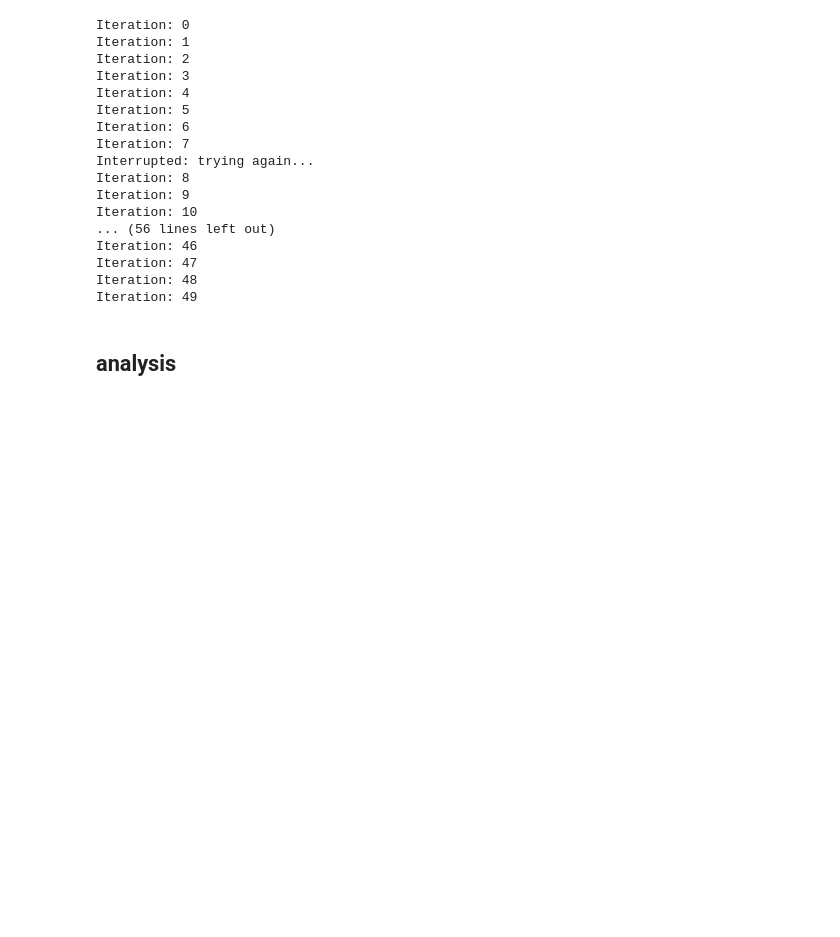
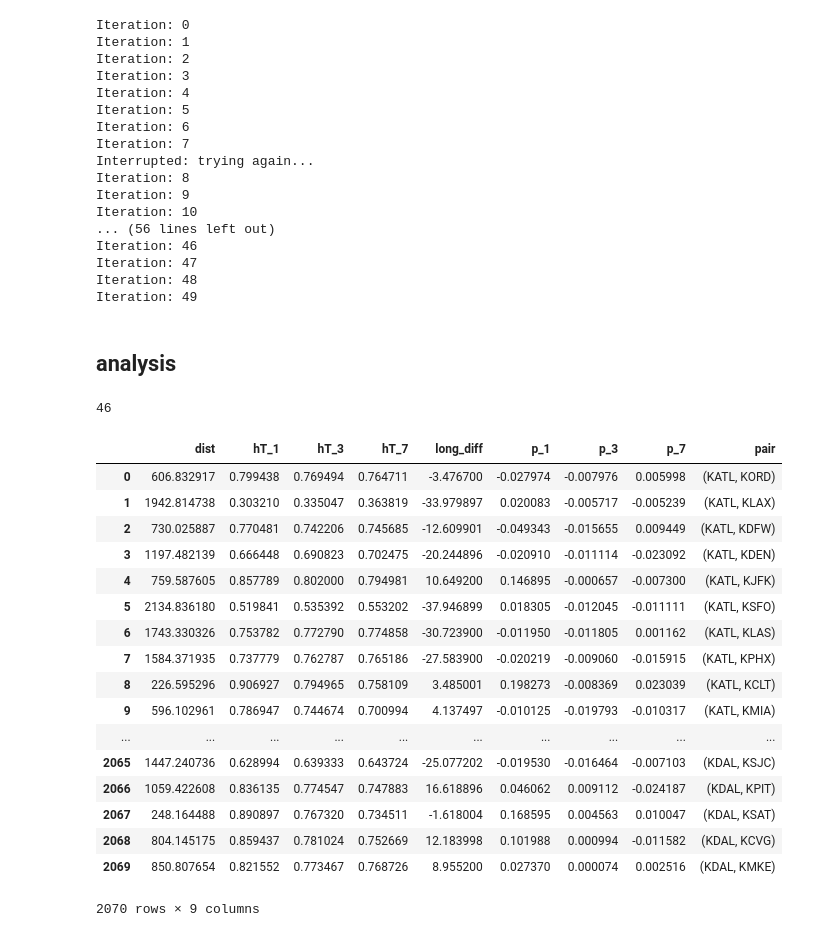
Before and after one commit to benstahl92/python-ay250-homeworks, a Jupyter notebook: hw_5/hw_5.ipynb, the cells around one changed output. Saved outputs shown, nothing was run; the diff lists cells and outputs as text; code cells hidden in the pictures; blank space fills up the shorter version.

```diff
--- a/hw_5/hw_5.ipynb
+++ b/hw_5/hw_5.ipynb
@@ -268,0 +300,7 @@ Iteration: 49
+# %%
+# pull airport code from database
+code_cmd = 'SELECT ICAO FROM airport_info where ICAO != "KIAH" and ICAO != "KLGA" and ICAO != "KMSY" and ICAO != "KIND"'
+codes = c.execute(code_cmd).fetchall()
+len(codes)
+# %% [output]
+46
@@ -268,0 +343,21 @@ Iteration: 49
+# %%
+correlations
+# %% [output]
+|  | dist | hT_1 | hT_3 | hT_7 | long_diff | p_1 | p_3 | p_7 | pair |
+| 0 | 606.832917 | 0.799438 | 0.769494 | 0.764711 | -3.476700 | -0.027974 | -0.007976 | 0.005998 | (KATL, KORD) |
+| 1 | 1942.814738 | 0.303210 | 0.335047 | 0.363819 | -33.979897 | 0.020083 | -0.005717 | -0.005239 | (KATL, KLAX) |
+| 2 | 730.025887 | 0.770481 | 0.742206 | 0.745685 | -12.609901 | -0.049343 | -0.015655 | 0.009449 | (KATL, KDFW) |
+| 3 | 1197.482139 | 0.666448 | 0.690823 | 0.702475 | -20.244896 | -0.020910 | -0.011114 | -0.023092 | (KATL, KDEN) |
+| 4 | 759.587605 | 0.857789 | 0.802000 | 0.794981 | 10.649200 | 0.146895 | -0.000657 | -0.007300 | (KATL, KJFK) |
+| 5 | 2134.836180 | 0.519841 | 0.535392 | 0.553202 | -37.946899 | 0.018305 | -0.012045 | -0.011111 | (KATL, KSFO) |
+| 6 | 1743.330326 | 0.753782 | 0.772790 | 0.774858 | -30.723900 | -0.011950 | -0.011805 | 0.001162 | (KATL, KLAS) |
+| 7 | 1584.371935 | 0.737779 | 0.762787 | 0.765186 | -27.583900 | -0.020219 | -0.009060 | -0.015915 | (KATL, KPHX) |
+| 8 | 226.595296 | 0.906927 | 0.794965 | 0.758109 | 3.485001 | 0.198273 | -0.008369 | 0.023039 | (KATL, KCLT) |
+| 9 | 596.102961 | 0.786947 | 0.744674 | 0.700994 | 4.137497 | -0.010125 | -0.019793 | -0.010317 | (KATL, KMIA) |
+| ... | ... | ... | ... | ... | ... | ... | ... | ... | ... |
+| 2065 | 1447.240736 | 0.628994 | 0.639333 | 0.643724 | -25.077202 | -0.019530 | -0.016464 | -0.007103 | (KDAL, KSJC) |
+| 2066 | 1059.422608 | 0.836135 | 0.774547 | 0.747883 | 16.618896 | 0.046062 | 0.009112 | -0.024187 | (KDAL, KPIT) |
+| 2067 | 248.164488 | 0.890897 | 0.767320 | 0.734511 | -1.618004 | 0.168595 | 0.004563 | 0.010047 | (KDAL, KSAT) |
+| 2068 | 804.145175 | 0.859437 | 0.781024 | 0.752669 | 12.183998 | 0.101988 | 0.000994 | -0.011582 | (KDAL, KCVG) |
+| 2069 | 850.807654 | 0.821552 | 0.773467 | 0.768726 | 8.955200 | 0.027370 | 0.000074 | 0.002516 | (KDAL, KMKE) |
+2070 rows × 9 columns
```
Also changed, not shown: parts of 6 cells of this notebook.
